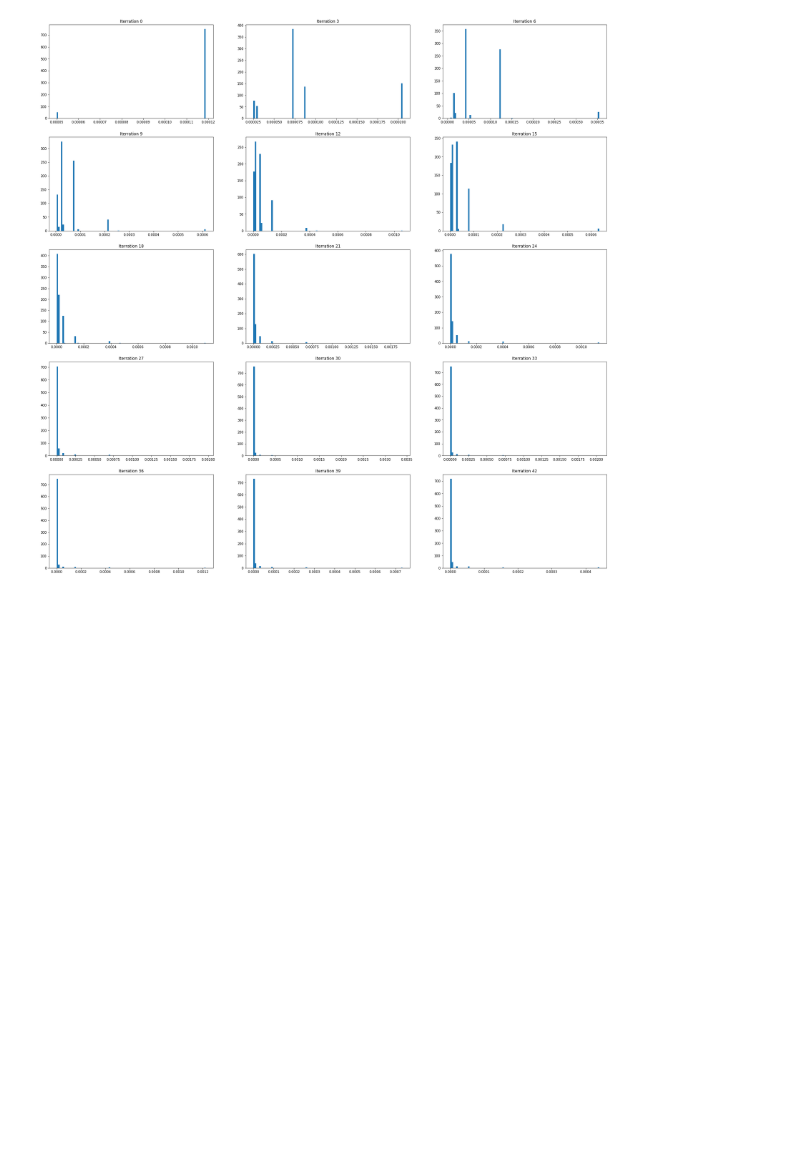
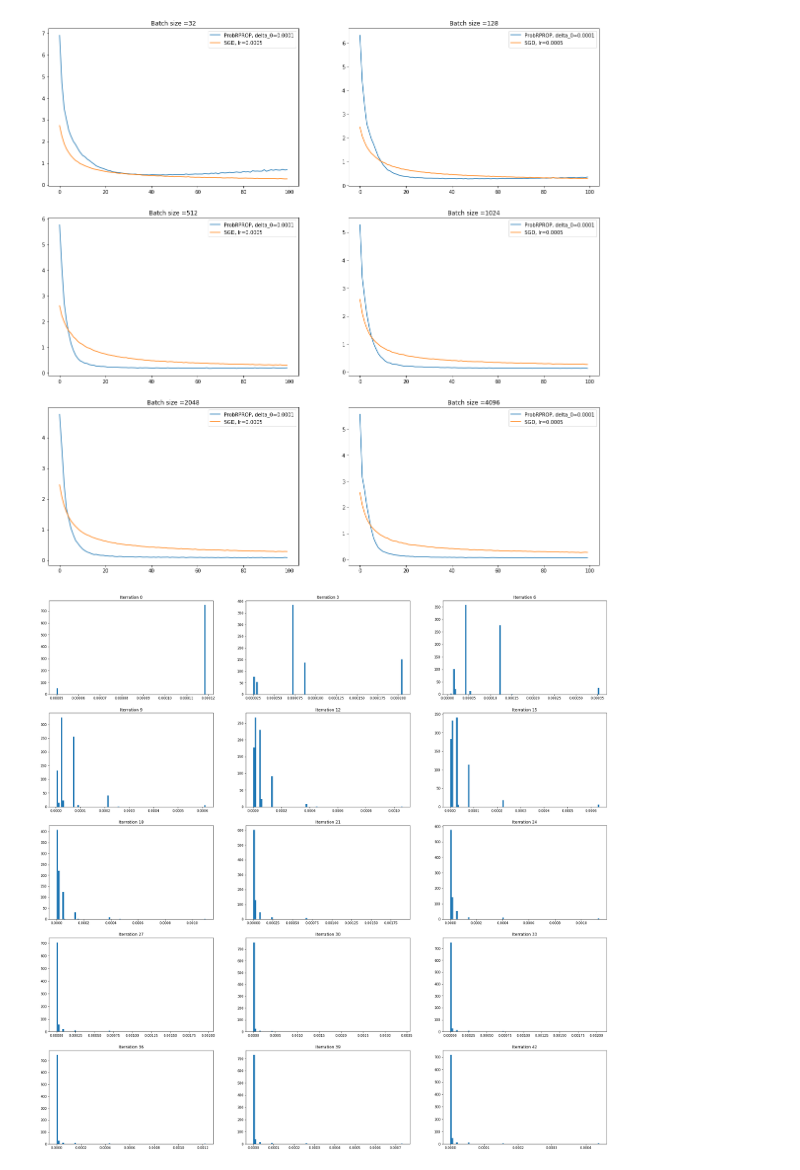
Before and after one commit to zadaianchuk/ProbabilisticRPROP, a Jupyter notebook: experiments.ipynb, the cells around one changed output. Saved outputs shown, nothing was run; the diff lists cells and outputs as text; code cells hidden in the pictures; blank space fills up the shorter version.

Commit message:
plot figure to compare mean train loss

```diff
--- a/experiments.ipynb
+++ b/experiments.ipynb
@@ -7,3 +9,34 @@ import matplotlib.pyplot as plt
+# %%
+name ='CNN'
+fig=plt.figure(figsize=(20,20))
+for i,batch_size in enumerate([32, 128,512,1024,2048,4096]):
+    ax=fig.add_subplot(3,2,i+1)
+    ax.set_title("Batch size ="+str(batch_size))
+    for delta_0 in [0.0001]:
+        dir_load="../summary_for_delta2/"+name+"/"
+        path = dir_load+"ProbRPROP"+", delta_0=" + str(delta_0) + ", batch_size=" + str(batch_size)
+        for file in os.listdir(path):
+            l=[]
+            event_file_path=os.path.join(path, file)
+            for e in tf.train.summary_iterator(event_file_path):
+                for v in e.summary.value:
+                    if v.tag == 'summaries/slow_train/mean_loss':
+                        l.append(v.simple_value)
+        line=ax.plot(l,  label="ProbRPROP, delta_0=" + str(delta_0))
+    for lr in [0.0005]:
+        path = dir_load+"SGD"+", lr=" + str(lr) + ", batch_size=" + str(batch_size)
+        for file in os.listdir(path):
+            l=[]
+            event_file_path=os.path.join(path, file)
+            for e in tf.train.summary_iterator(event_file_path):
+                for v in e.summary.value:
+                    if v.tag == 'summaries/slow_train/mean_loss':
+                        l.append(v.simple_value)
+        ax.plot(l, label="SGD"+", lr=" + str(lr))
+    ax.legend()
+plt.show()
+# %% [output]
+[figure, added]
 # %%
 name ='CNN'
 batch_size = 16
```
Also changed, not shown: parts of 1 cell of this notebook.
